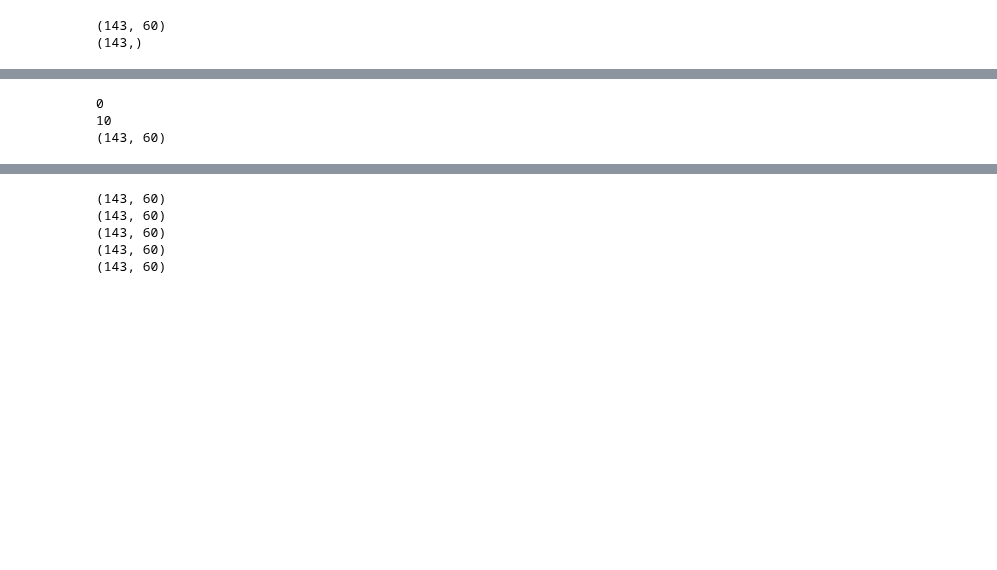
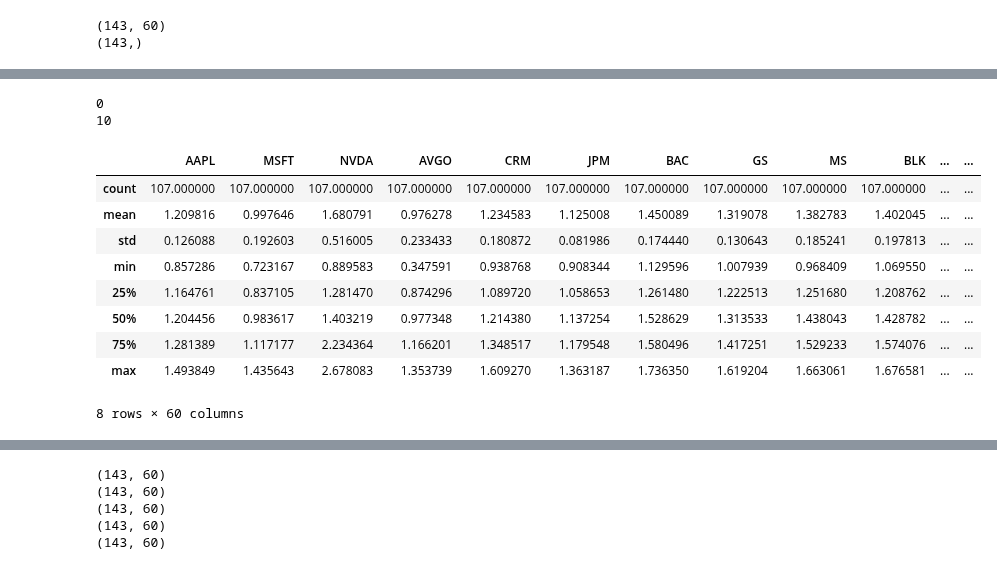
Before and after one commit to gy623/Cross-Sectional-Factor-Model-of-Asset-Returns, a Jupyter notebook: factor_model_WLS.ipynb, the cells around one changed output, grey strips where cells are left out. Cells and saved outputs as stored; diff of their text form; code cells hidden in the pictures; blank space fills up the shorter version.

```diff
--- a/factor_model_WLS.ipynb
+++ b/factor_model_WLS.ipynb
@@ -189,12 +184,21 @@ for i, date in enumerate(monthly_index):
             pass
 
 beta_panel.to_csv("data/signal_beta_raw.csv")
-
-# Sanity check
-print((beta_panel < -1).sum().sum())
-print((beta_panel > 3).sum().sum())
-print(beta_panel.shape)
-# %% [output]
-0
-10
-(143, 60)
+# %%
+# Sanity check
+print((beta_panel < -1).sum().sum())
+print((beta_panel > 3).sum().sum())
+beta_panel.describe()
+# %% [output]
+0
+10
+|  | AAPL | MSFT | NVDA | AVGO | CRM | JPM | BAC | GS | MS | BLK | ... | ... |
+| count | 107.000000 | 107.000000 | 107.000000 | 107.000000 | 107.000000 | 107.000000 | 107.000000 | 107.000000 | 107.000000 | 107.000000 | ... | ... |
+| mean | 1.209816 | 0.997646 | 1.680791 | 0.976278 | 1.234583 | 1.125008 | 1.450089 | 1.319078 | 1.382783 | 1.402045 | ... | ... |
+| std | 0.126088 | 0.192603 | 0.516005 | 0.233433 | 0.180872 | 0.081986 | 0.174440 | 0.130643 | 0.185241 | 0.197813 | ... | ... |
+| min | 0.857286 | 0.723167 | 0.889583 | 0.347591 | 0.938768 | 0.908344 | 1.129596 | 1.007939 | 0.968409 | 1.069550 | ... | ... |
+| 25% | 1.164761 | 0.837105 | 1.281470 | 0.874296 | 1.089720 | 1.058653 | 1.261480 | 1.222513 | 1.251680 | 1.208762 | ... | ... |
+| 50% | 1.204456 | 0.983617 | 1.403219 | 0.977348 | 1.214380 | 1.137254 | 1.528629 | 1.313533 | 1.438043 | 1.428782 | ... | ... |
+| 75% | 1.281389 | 1.117177 | 2.234364 | 1.166201 | 1.348517 | 1.179548 | 1.580496 | 1.417251 | 1.529233 | 1.574076 | ... | ... |
+| max | 1.493849 | 1.435643 | 2.678083 | 1.353739 | 1.609270 | 1.363187 | 1.736350 | 1.619204 | 1.663061 | 1.676581 | ... | ... |
+8 rows × 60 columns
```
Also changed, not shown: parts of 19 cells of this notebook, 29 other files.
